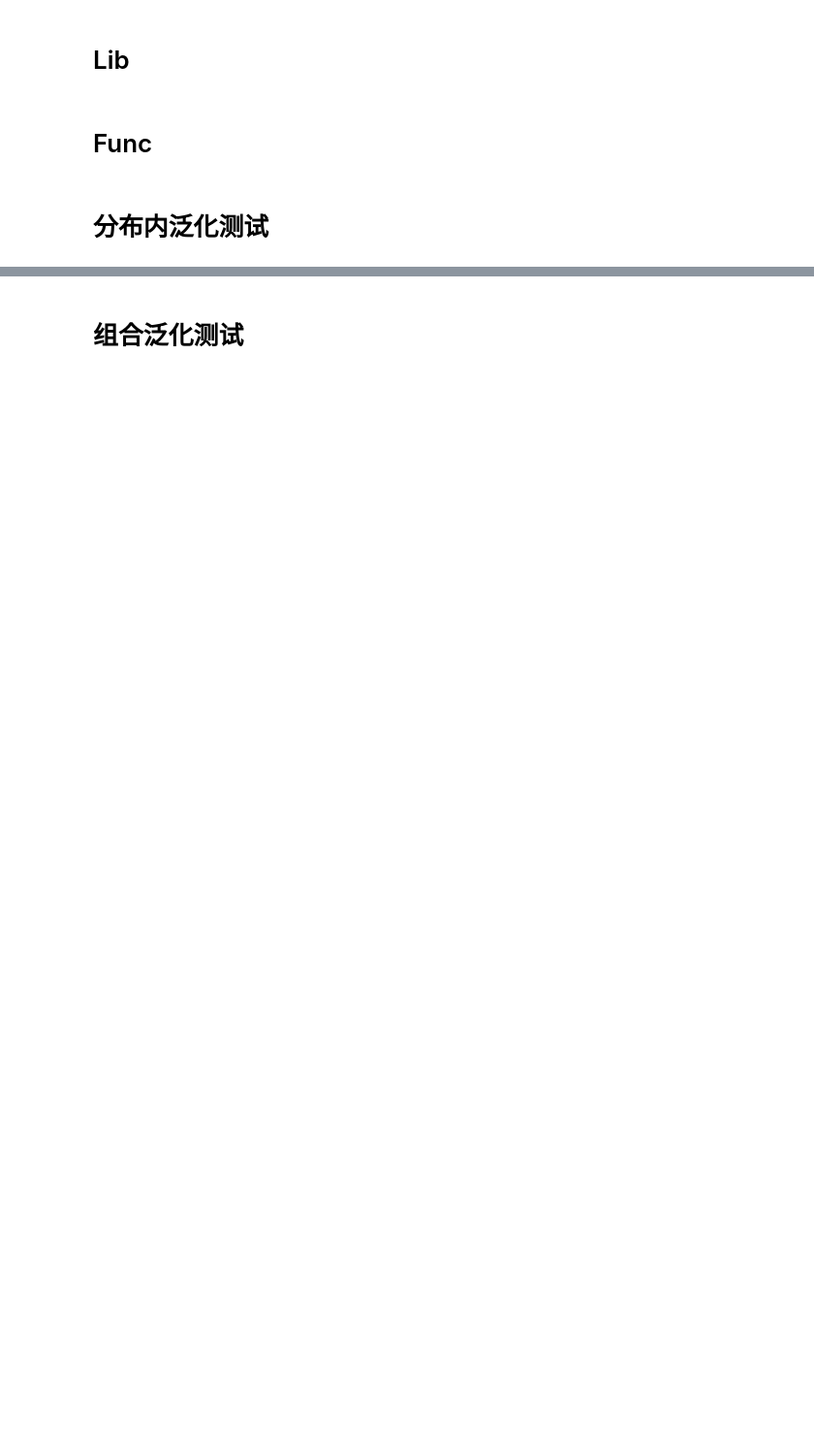
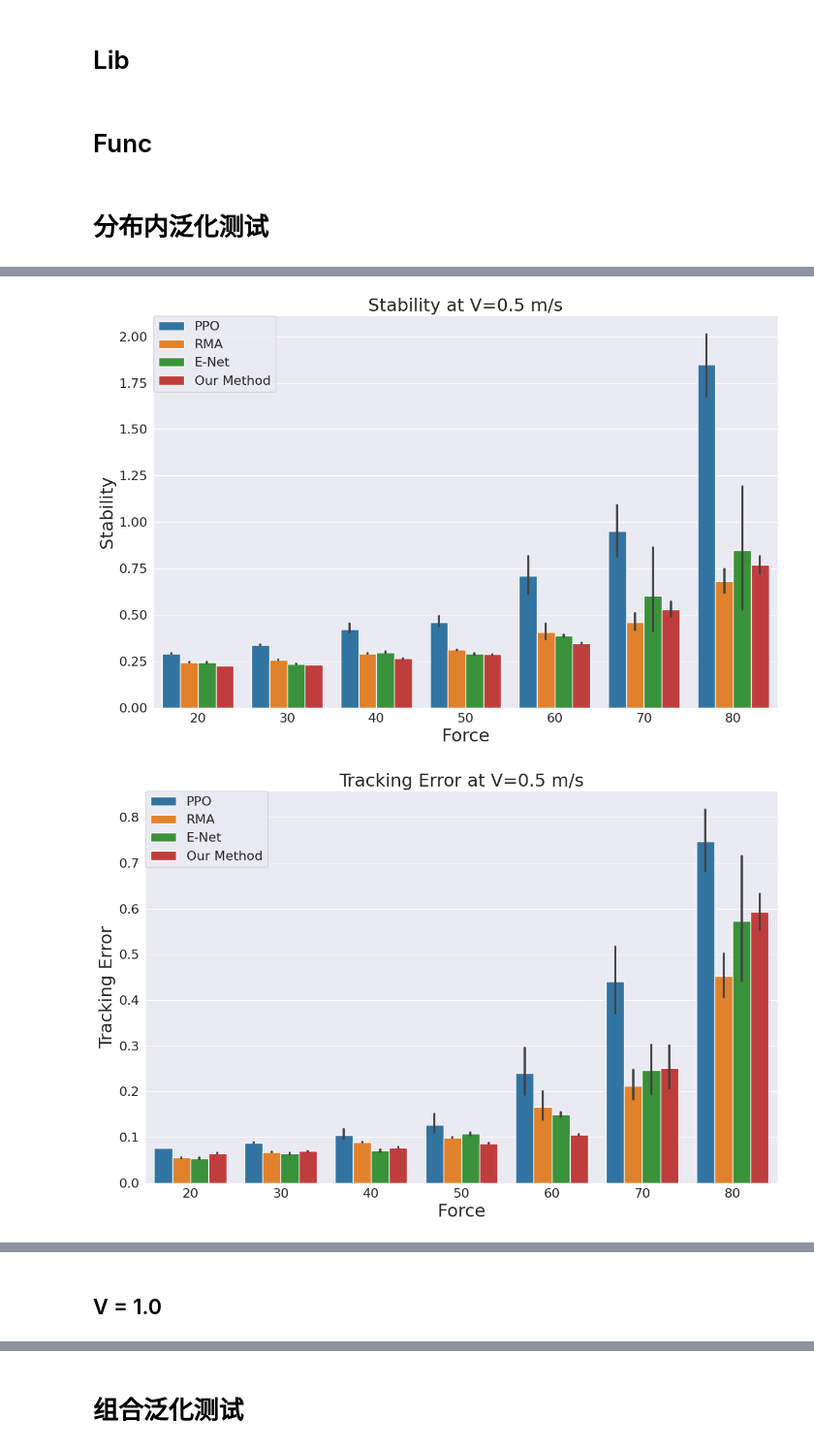
Before and after one commit to LucienJi/MetaRobotics, a Jupyter notebook: visualization.ipynb, the cells around one changed output, grey strips where cells are left out. Shown at 97% size. Saved outputs shown, nothing was run; the diff lists cells and outputs as text; code cells hidden in the pictures; blank space fills up the shorter version.

```diff
--- a/visualization.ipynb
+++ b/visualization.ipynb
@@ -44,12 +52,13 @@ def parse_dir(path):
 def get_eval_data(path):
     data = load_data(path)
     res = {}
-    name = data['name']
+    # name = data['name']
     n_agent = len(data['first_done'])
-    res['eval_name'] = name
+    # res['eval_name'] = name
 
     list_stability, list_tracking_error, list_path_length = [], [], []
     list_fall_rate = []
+    # check_data(data)
     for i in range(n_agent):
         first_done = data['first_done'][i]
         tracking_error = data['tracking_error'][i]
@@ -130,0 +197,13 @@ list_data_name = ['PPO','PPO1','RMA','RMA1']
+# %%
+list_data_name = ['PPO','RMA','E-Net','Our Method']
+# force_values = [10, 20, 30, 40, 50, 60, 70, 80, 90, 100]
+force_values = [20, 30, 40, 50, 60, 70, 80,]
+dfs = []
+
+for force in force_values:
+    paths = parse_dir(f"logs/Eval/iid/v05/{force}N",exculde=['EstimatorNet'])
+    df = prepare_single_force_data(paths, list_data_name, force_val=force)
+    dfs.append(df)
+
+df = pd.concat(dfs)
+print(df.describe())
@@ -130,0 +220,30 @@ list_data_name = ['PPO','PPO1','RMA','RMA1']
+# %%
+plot_iid_test(df, y_name='stability', x_name='force',
+              hue_name='name',
+              y_label='Stability',
+              x_label='Force', title=r'Stability at V=0.5 m/s',
+              remove_outliers=False,
+              plot_type='bar',
+              save_path= "data/eval/iid",
+              save_name= 'iid_stability_v05')
+
+plot_iid_test(df, y_name='tracking_error', x_name='force',
+              hue_name='name',
+              y_label='Tracking Error',
+              x_label='Force', title=r'Tracking Error at V=0.5 m/s',
+              remove_outliers=False,
+              plot_type='bar',
+              save_path= "data/eval/iid",
+              save_name= 'iid_tracking_error_v05')
+
+plot_iid_test(df, y_name='path_length', x_name='force',
+              hue_name='name',
+              y_label='TTF',
+              x_label='Force', title=r'TTF at V=0.5 m/s',
+              remove_outliers=False,
+              plot_type='bar',
+              save_path= "data/eval/iid",
+              save_name= 'iid_ttf_v05')
+# %% [output]
+[figure, added]
+[figure, added]
@@ -131 +251,3 @@ list_data_name = ['PPO','PPO1','RMA','RMA1']
+# %% [markdown]
+## V = 1.0
 # %%
```
Also changed, not shown: parts of 32 cells of this notebook, 9 other files.
